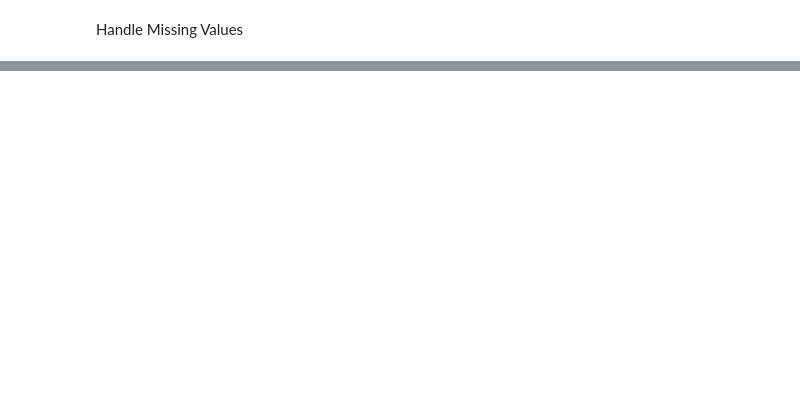
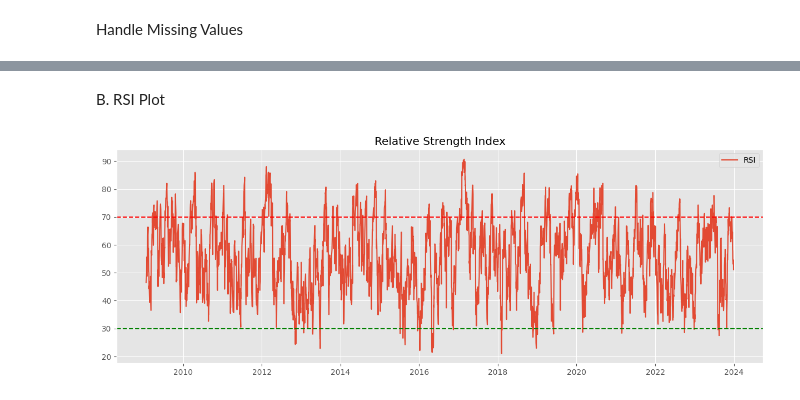
Before and after one commit to yordanosbirhanu/financial-news-eda, a Jupyter notebook: notebooks/task2_quantitative_analysis.ipynb, the cells around one changed output, grey strips where cells are left out. Drawn from its saved outputs; the diff is of its cells as text; code cells hidden in the pictures; blank space fills up the shorter version.

```diff
--- a/notebooks/task2_quantitative_analysis.ipynb
+++ b/notebooks/task2_quantitative_analysis.ipynb
@@ -174,0 +102,3 @@ MACD analysis helped identify momentum shifts and possible trend reversals
+# %%
+df1['SMA_20'] = talib.SMA(df1['Close'], timeperiod=20)
+df1['SMA_50'] = talib.SMA(df1['Close'], timeperiod=50)
@@ -174,0 +107,3 @@ MACD analysis helped identify momentum shifts and possible trend reversals
+# %%
+df1['EMA_20'] = talib.EMA(df1['Close'], timeperiod=20)
+df1['EMA_50'] = talib.EMA(df1['Close'], timeperiod=50)
@@ -174,0 +112,2 @@ MACD analysis helped identify momentum shifts and possible trend reversals
+# %%
+df1['RSI'] = talib.RSI(df1['Close'], timeperiod=14)
@@ -174,0 +116,11 @@ MACD analysis helped identify momentum shifts and possible trend reversals
+# %%
+macd, macd_signal, macd_hist = talib.MACD(
+    df1['Close'],
+    fastperiod=12,
+    slowperiod=26,
+    signalperiod=9
+)
+
+df1['MACD'] = macd
+df1['MACD_Signal'] = macd_signal
+df1['MACD_Hist'] = macd_hist
@@ -174,0 +164,15 @@ MACD analysis helped identify momentum shifts and possible trend reversals
+# %% [markdown]
+B. RSI Plot
+# %%
+plt.figure(figsize=(15,5))
+
+plt.plot(df1.index, df1['RSI'], label='RSI')
+
+plt.axhline(70, color='red', linestyle='--')
+plt.axhline(30, color='green', linestyle='--')
+
+plt.title('Relative Strength Index')
+plt.legend()
+plt.show()
+# %% [output]
+[figure, added]
```
Also changed, not shown: parts of 66 cells of this notebook.
